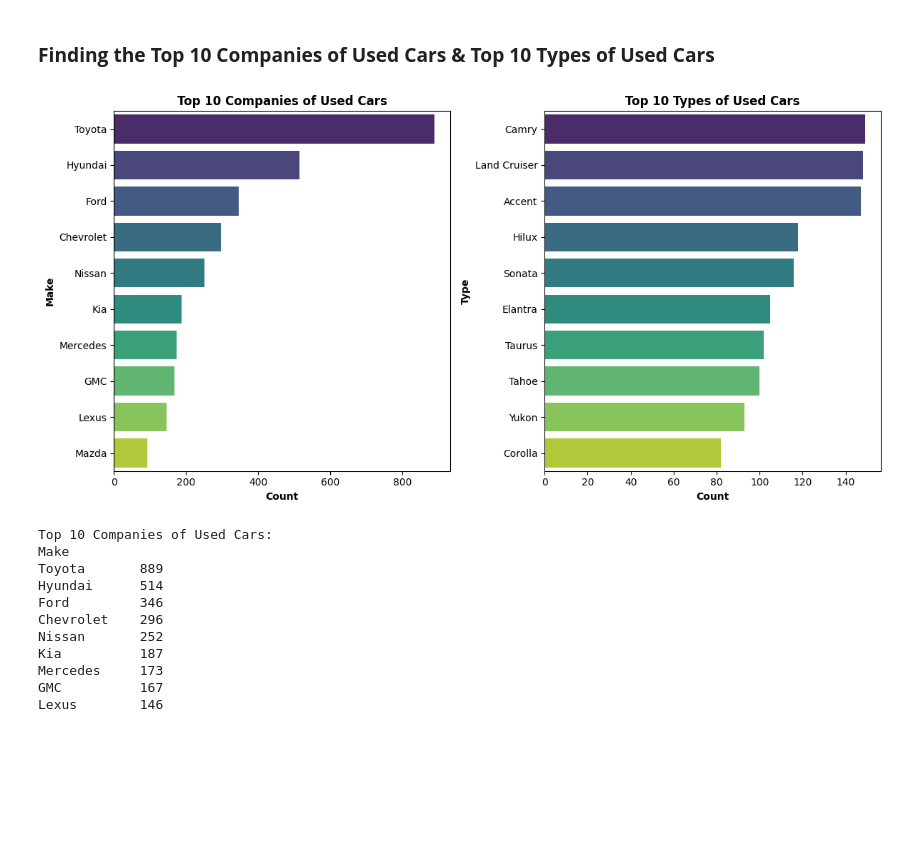
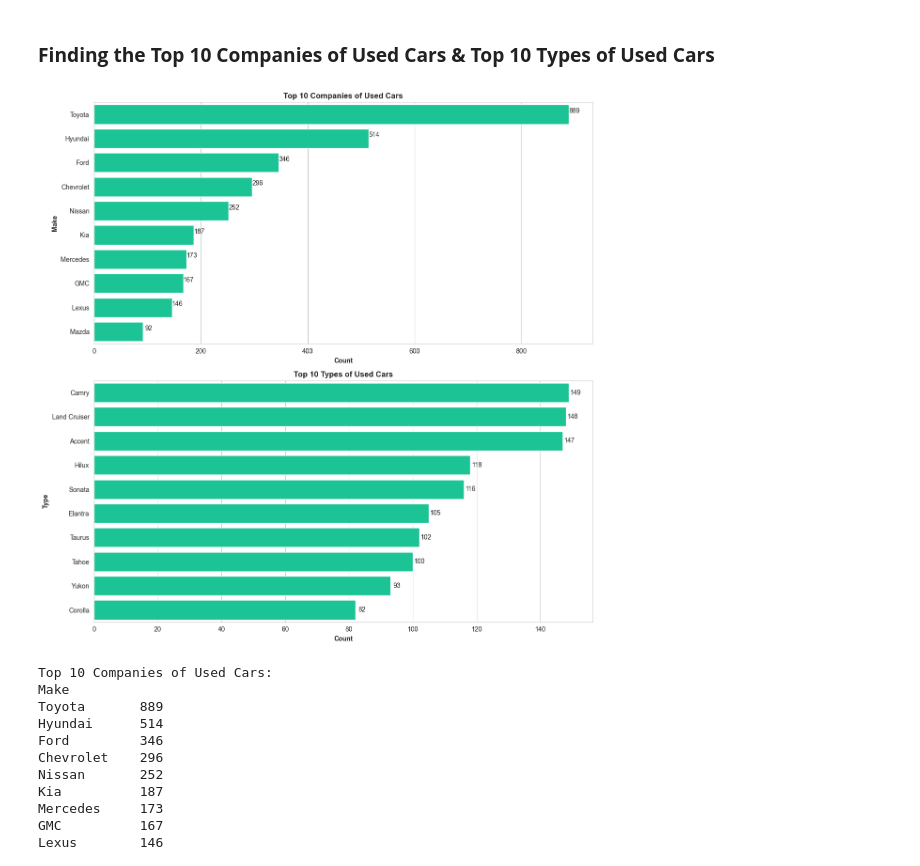
Before and after one commit to rezapurnama97/Saudi-Arabia-Used-Car-Price-ML-Prediction, a Jupyter notebook: Capstone 3.ipynb, the cells around one changed output. Drawn from its saved outputs; the diff is of its cells as text; code cells hidden in the pictures; blank space fills up the shorter version.

```diff
--- a/Capstone 3.ipynb
+++ b/Capstone 3.ipynb
@@ -196,26 +195,33 @@ Corr Feature to Target =  Sorted from highest to lowest correlation, the variabl
 # %% [markdown]
 ### **Finding the Top 10 Companies of Used Cars & Top 10 Types of Used Cars**
 # %%
-# Create a subplot with two countplots
-fig, axes = plt.subplots(nrows=1, ncols=2, figsize=(12, 6))
+fig, axes = plt.subplots(nrows=2, ncols=1, figsize=(12, 12))
 
 # Plot the top 10 companies of used cars
-sns.countplot(y="Make", data=df, order=df["Make"].value_counts().iloc[:10].index, ax=axes[0], palette="viridis")
+sns.countplot(y="Make", data=df, order=df["Make"].value_counts().iloc[:10].index, ax=axes[0], color='#00DFA2')
 axes[0].set_title("Top 10 Companies of Used Cars", fontweight='bold')
 axes[0].set_xlabel("Count", fontweight='bold')
 axes[0].set_ylabel("Make", fontweight='bold')
 
+# Add annotations to the countplot
+for p in axes[0].patches:
+    axes[0].annotate(format(p.get_width(), '.0f'), (p.get_width() + 10, p.get_y() + p.get_height() / 2), ha='center', va='center', xytext=(0, 5), textcoords='offset points')
+
 # Plot the top 10 types of used cars
-sns.countplot(y="Type", data=df, order=df["Type"].value_counts().iloc[:10].index, ax=axes[1], palette="viridis")
+sns.countplot(y="Type", data=df, order=df["Type"].value_counts().iloc[:10].index, ax=axes[1], color='#00DFA2')
 axes[1].set_title("Top 10 Types of Used Cars", fontweight='bold')
 axes[1].set_xlabel("Count", fontweight='bold')
 axes[1].set_ylabel("Type", fontweight='bold')
 
+# Add annotations to the countplot
+for p in axes[1].patches:
+    axes[1].annotate(format(p.get_width(), '.0f'), (p.get_x() + p.get_width(), p.get_y() + p.get_height() / 2), ha='center', va='center', xytext=(10, 0), textcoords='offset points')
+
 # Adjust the layout of the subplot and show the plot
 fig.tight_layout()
 plt.show()
 # %% [output]
-[figure, old version]
+[figure, new version]
 # %%
 # Cek jumlah properti berdasarkan neighbourhood group dan tipenya
 print(f"Top 10 Companies of Used Cars:\n{df['Make'].value_counts().head(10)}")
```
Also changed, not shown: parts of 31 cells of this notebook, 1 other file.
